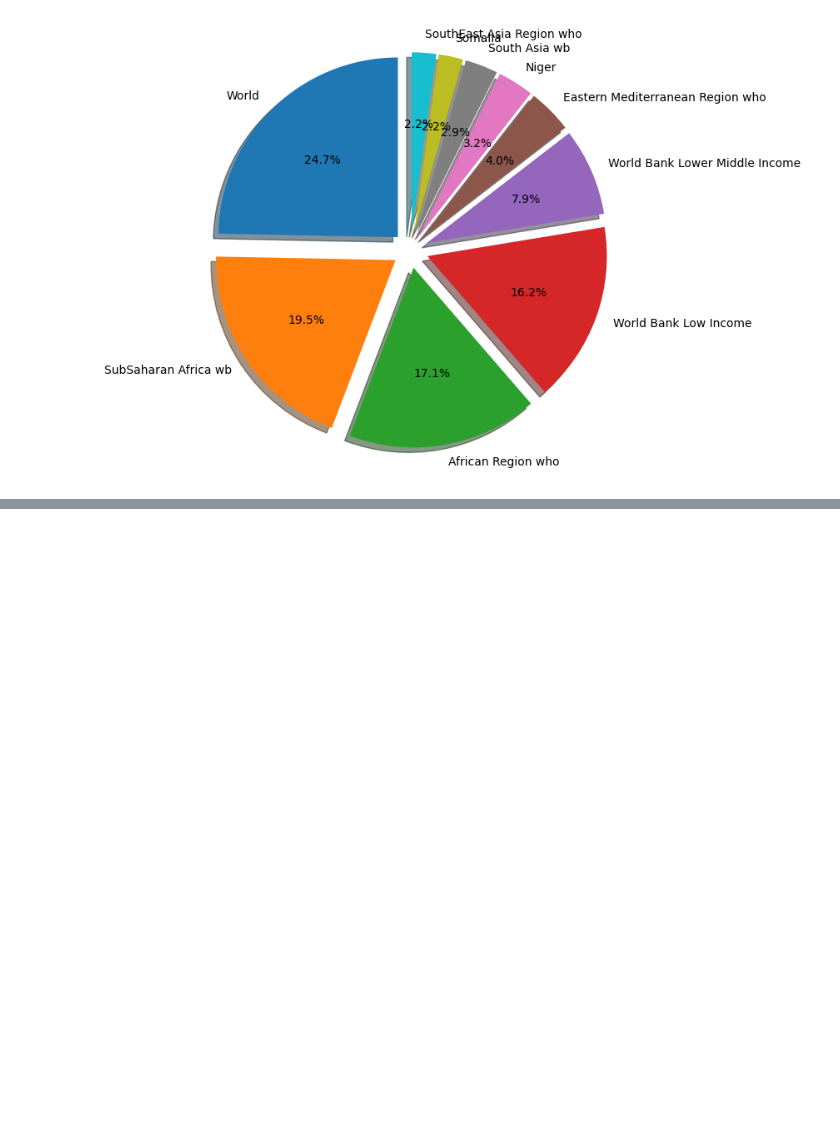
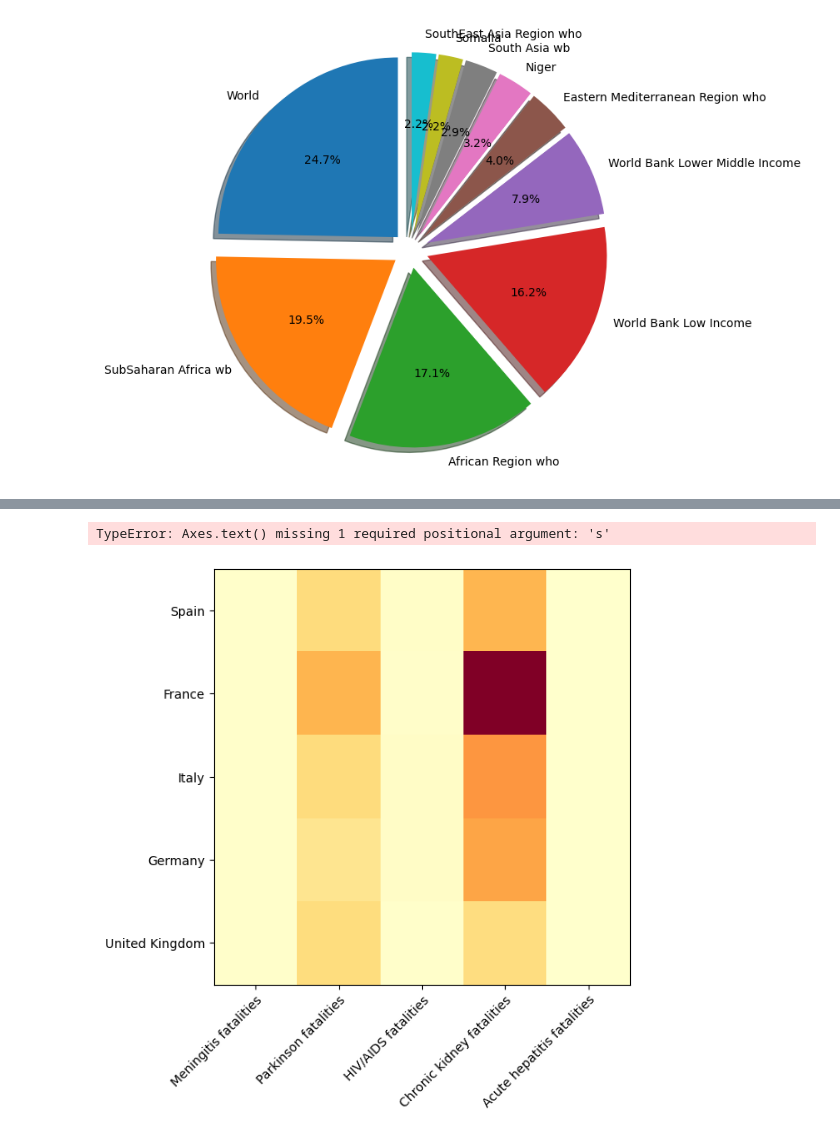
Before and after one commit to alegonzjur/ProyectoTFG, a Jupyter notebook: data/c_bio.ipynb, the cells around one changed output, grey strips where cells are left out. Cells and saved outputs as stored; diff of their text form; code cells hidden in the pictures; blank space fills up the shorter version.

```diff
--- a/data/c_bio.ipynb
+++ b/data/c_bio.ipynb
@@ -163,0 +270,36 @@ ax.pie(s2019['Measles fatalities'][:10], labels=s2019['Entity'][:10],explode=exp
+# %%
+# Datos de ejemplo
+paises = ["Spain", "France", "Italy", "Germany", "United Kingdom"]
+causas_muerte = ['Meningitis fatalities','Parkinson fatalities','HIV/AIDS fatalities',"Chronic kidney fatalities","Acute hepatitis fatalities"]
+
+mortalidad = data.query('Entity in ["Spain", "France", "Italy", "Germany", "United Kingdom"] & Year == 2019')[causas_muerte]
+
+# Crear el mapa de calor
+fig, ax = plt.subplots(figsize=(10, 6))
+heatmap = ax.imshow(mortalidad, cmap="YlOrRd")
+
+# Configurar ejes y etiquetas
+ax.set_xticks(np.arange(len(causas_muerte)))
+ax.set_yticks(np.arange(len(paises)))
+ax.set_xticklabels(causas_muerte)
+ax.set_yticklabels(paises)
+plt.setp(ax.get_xticklabels(), rotation=45, ha="right", rotation_mode="anchor")
+
+# Añadir valores en las celdas
+for i in range(len(paises)):
+    for j in range(len(causas_muerte)):
+        text = ax.text(j, i, ha="center", va="center", color="black")
+
+# Título y etiquetas
+ax.set_title("Mortalidad por causas en diferentes países")
+plt.xlabel("Causas de muerte")
+plt.ylabel("Países")
+
+# Barra de colores
+cbar = plt.colorbar(heatmap)
+cbar.set_label("Tasa de mortalidad (%)")
+
+plt.show()
+# %% [output]
+TypeError: Axes.text() missing 1 required positional argument: 's'
+[figure, added]
```
Also changed, not shown: parts of 22 cells of this notebook, 4 other files.
